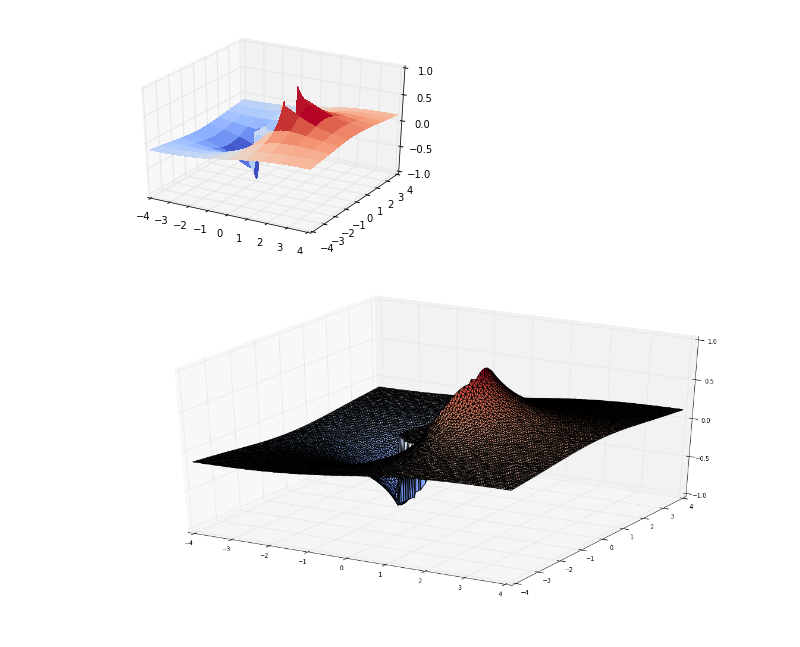
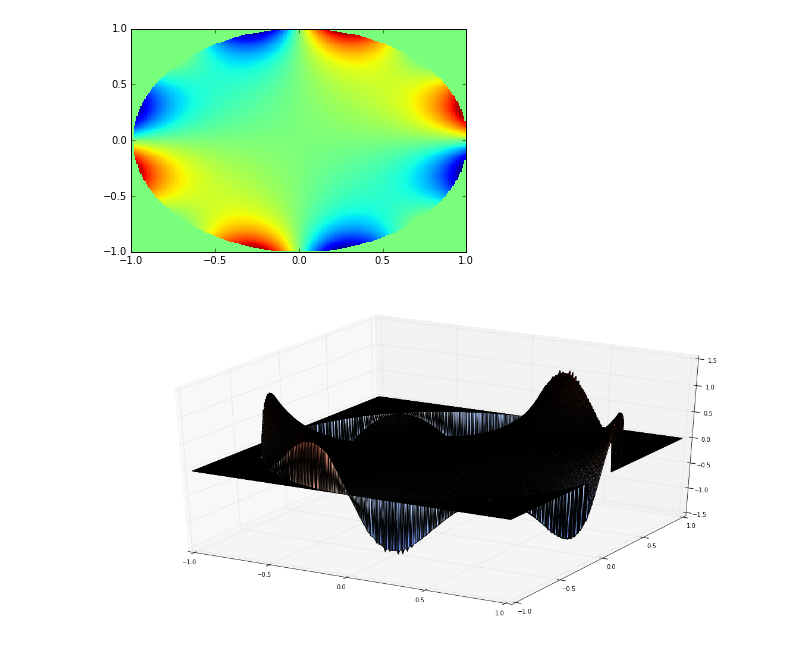
Before and after one commit to mhassell/deltaBEM, a Jupyter notebook: plotting2.ipynb, the cells around one changed output. Cells and saved outputs as stored; diff of their text form; code cells hidden in the pictures.

```diff
--- a/plotting2.ipynb
+++ b/plotting2.ipynb
@@ -14,7 +14,7 @@ from shapely.geometry import Point
 from shapely.geometry.polygon import Polygon
 
 
-N = 100
+N = 250
 
 g  = geometry.ellipse(N,0,[1,1],[0,0])
 gp = geometry.ellipse(N,1./6,[1,1],[0,0])
@@ -44,9 +44,14 @@ Q = MATS[0]
 M = MATS[1]
 
 # exact solution
-f = lambda x,y : x/(x**2+y**2)
-fx = lambda x,y : 1./(x**2+y**2) - 2*x**2/(x**2+y**2)**2
-fy = lambda x,y : -2.*x*y/(x**2+y**2)**2
+#f = lambda x,y : x/(x**2+y**2)
+#fx = lambda x,y : 1./(x**2+y**2) - 2*x**2/(x**2+y**2)**2
+#fy = lambda x,y : -2.*x*y/(x**2+y**2)**2
+
+#boundary data
+f = lambda x,y : np.sin(2*np.pi*x*y)
+fx = lambda x,y : 0*x
+fy = lambda x,y : 0*y
 
 # testing the RHS
 RHS = CCT.test(f,[fx,fy],gp,gm)
@@ -57,48 +62,48 @@ beta0[0:N] = RHS[0]
 beta1 = RHS[1]
 
 # postprocessing
-x = np.linspace(-4,4,100)
-y = np.linspace(-4,4,100)
+x = np.linspace(-1,1,250)
+y = np.linspace(-1,1,250)
 
 X,Y = np.meshgrid(x,y)
 
 obs = np.array([X.flatten(), Y.flatten()]).T
 
 POTs = laplace.LaplacePotentials(g,obs)
 
 S = POTs[0]
 
 # First experiment
 eta = np.linalg.solve(V, beta0)
 eta = eta[0:N,]
 uh = np.dot(S,eta)
 
 inPoly = np.zeros_like(uh)
 
 pointNum = 0
 for point in obs:
     pointNum += 1
     if polygon.contains(Point(point[0],point[1])):
         inPoly[pointNum]=1
 
-uh[inPoly==1] = 0
+uh[inPoly==0] = 0
 uh = uh.reshape(N,N)
 
 fig = plt.figure()
-ax = fig.gca(projection='3d')
-surf = ax.plot_surface(X, Y, uh, linewidth=0, antialiased=False, cmap=cm.coolwarm)
-# ax = plt.axes()
-# cont = plt.pcolormesh(X,Y,uh)
+#ax = fig.gca()
+#surf = ax.plot_surface(X, Y, uh, linewidth=0, antialiased=False, cmap=cm.coolwarm)
+ax = plt.axes()
+cont = plt.pcolormesh(X,Y,uh)
 plt.show()
 # %% [output]
-[figure, old version]
+[figure, new version]
 # %%
 ## now let's tringulate and plot it
 from mpl_toolkits.mplot3d import Axes3D
 import matplotlib.tri as mtri
 from scipy.spatial import Delaunay
 
-points = np.array([X.flatten(), Y.flatten()]).T
+points = np.array([X.flatten(), Y.flatten(), uh.flatten()]).T
 
 tri = Delaunay(points)
 
@@ -107,4 +112,4 @@ ax = fig.gca(projection='3d')
 ax.plot_trisurf(X.flatten().T, Y.flatten().T, uh.flatten().T, triangles=tri.simplices, cmap=plt.cm.coolwarm)
 plt.show()
 # %% [output]
-[figure, old version]
+[figure, new version]
```
Also changed, not shown: parts of 3 cells of this notebook, 2 other files.
